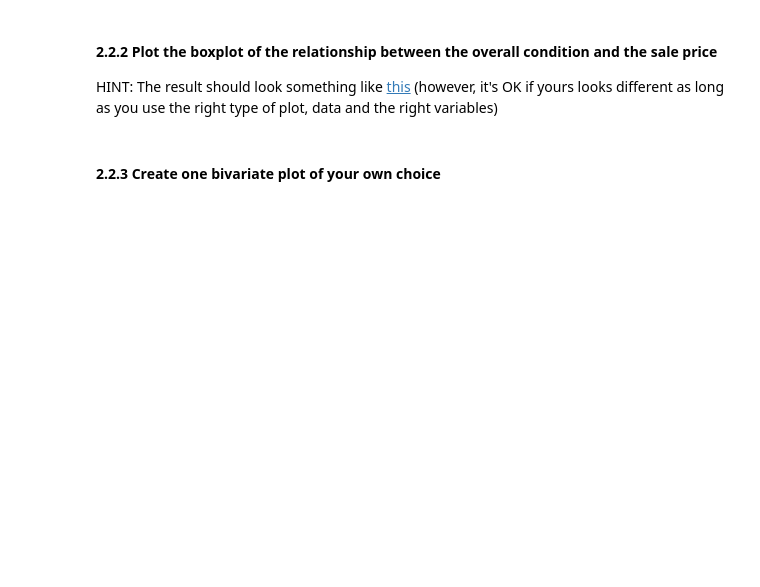
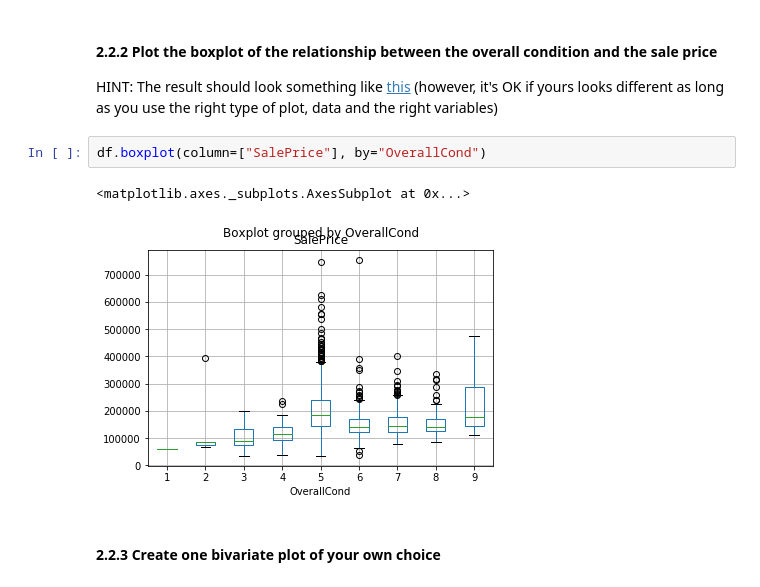
Before and after one commit to jin-sj/cs686_machine_learning, a Jupyter notebook: hw1/homework_01.ipynb, the cells around one changed output. Cells and saved outputs as stored; diff of their text form; blank space fills up the shorter version.

```diff
--- a/hw1/homework_01.ipynb
+++ b/hw1/homework_01.ipynb
@@ -289,5 +291,10 @@ df["YearBuilt"].plot.hist()
 # %% [markdown]
 #### 2.2.2 Plot the boxplot of the relationship between the overall condition and the sale price
 HINT: The result should look something like [this](https://s3-us-west-1.amazonaws.com/usfca-cs686-ml/hw1/boxplot_result.png) (however, it's OK if yours looks different as long as you use the right type of plot, data and the right variables)
+# %%
+df.boxplot(column=["SalePrice"], by="OverallCond")
+# %% [output]
+<matplotlib.axes._subplots.AxesSubplot at 0x...>
+[figure, added]
 # %% [markdown]
 #### 2.2.3 Create one bivariate plot of your own choice
```
Also changed, not shown: parts of 17 cells of this notebook.
